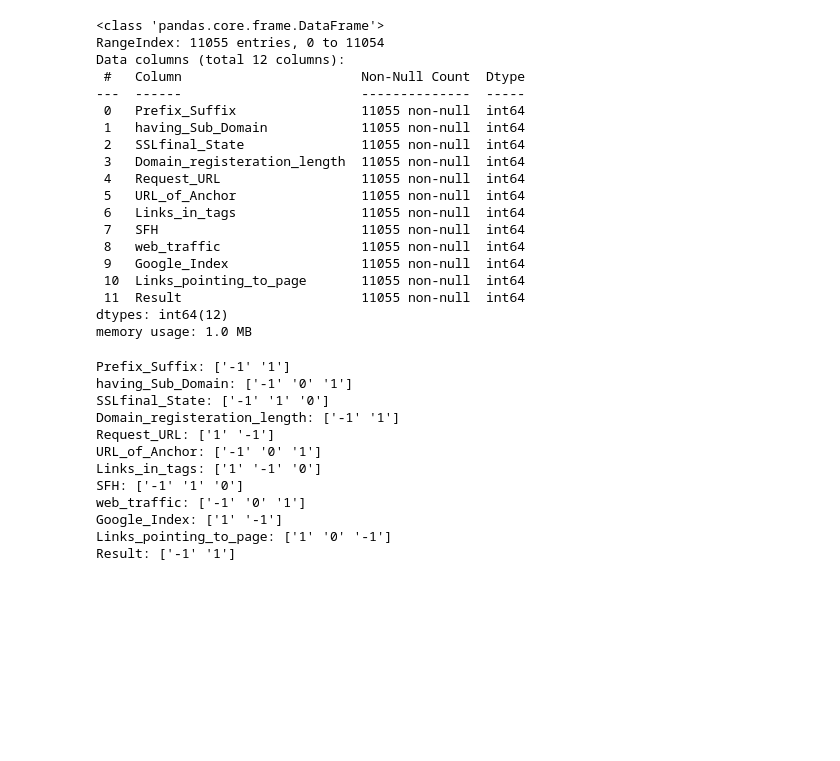
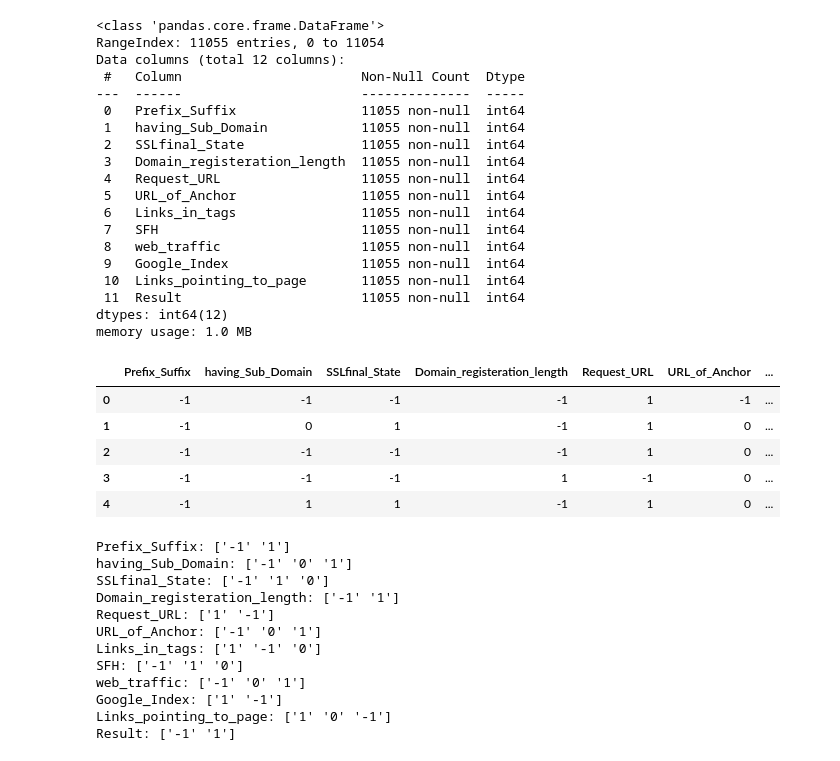
Before and after one commit to darkCode10/Phishing_Website_Detection, a Jupyter notebook: preprocessing.ipynb, the cells around one changed output. Cells and saved outputs as stored; diff of their text form; code cells hidden in the pictures; blank space fills up the shorter version.

```diff
--- a/preprocessing.ipynb
+++ b/preprocessing.ipynb
@@ -314,6 +314,15 @@ Data columns (total 12 columns):
  11  Result                       11055 non-null  int64
 dtypes: int64(12)
 memory usage: 1.0 MB
+# %%
+training_data.head()
+# %% [output]
+|  | Prefix_Suffix | having_Sub_Domain | SSLfinal_State | Domain_registeration_length | Request_URL | URL_of_Anchor | ... |
+| 0 | -1 | -1 | -1 | -1 | 1 | -1 | ... |
+| 1 | -1 | 0 | 1 | -1 | 1 | 0 | ... |
+| 2 | -1 | -1 | -1 | -1 | 1 | 0 | ... |
+| 3 | -1 | -1 | -1 | 1 | -1 | 0 | ... |
+| 4 | -1 | 1 | 1 | -1 | 1 | 0 | ... |
 # %%
 for col in training_data.columns:
     print(f"{col}: {df[col].unique()}")
```
Also changed, not shown: 4 other files.
